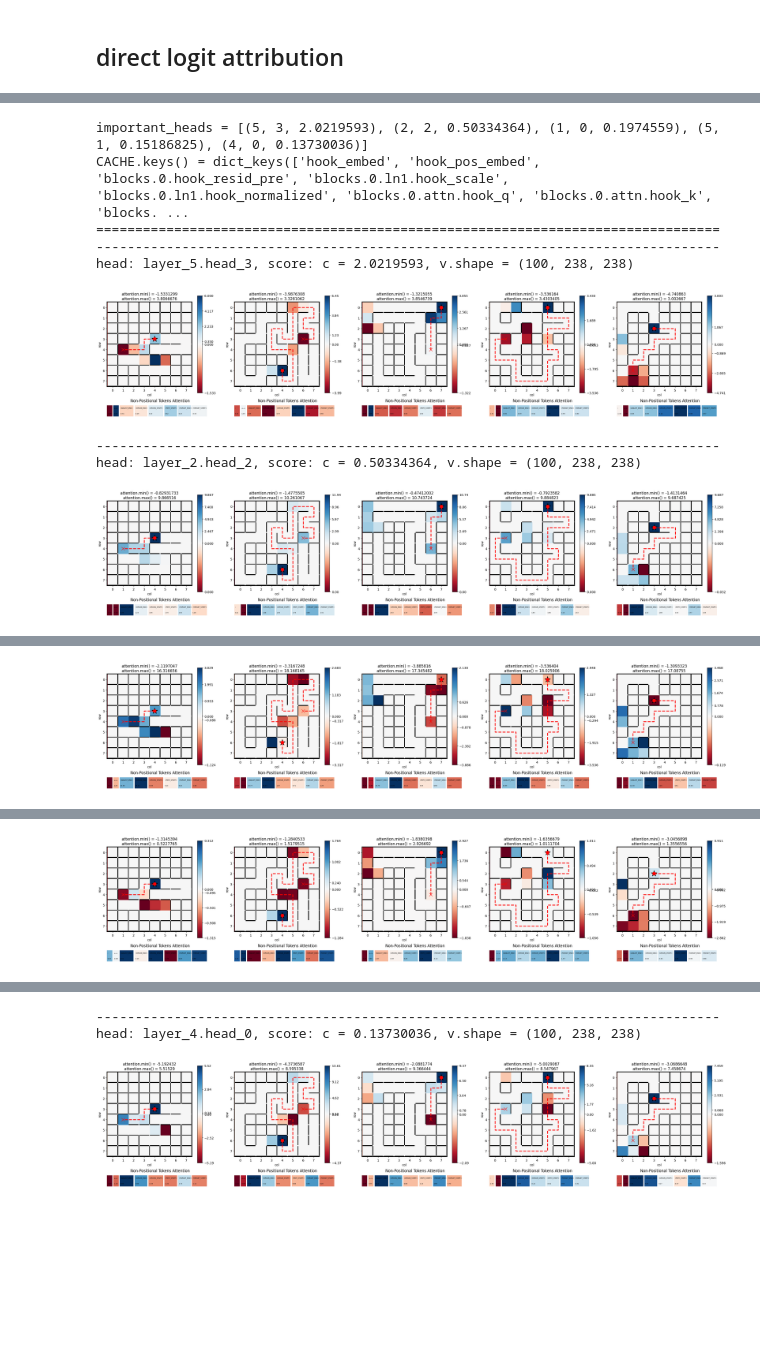
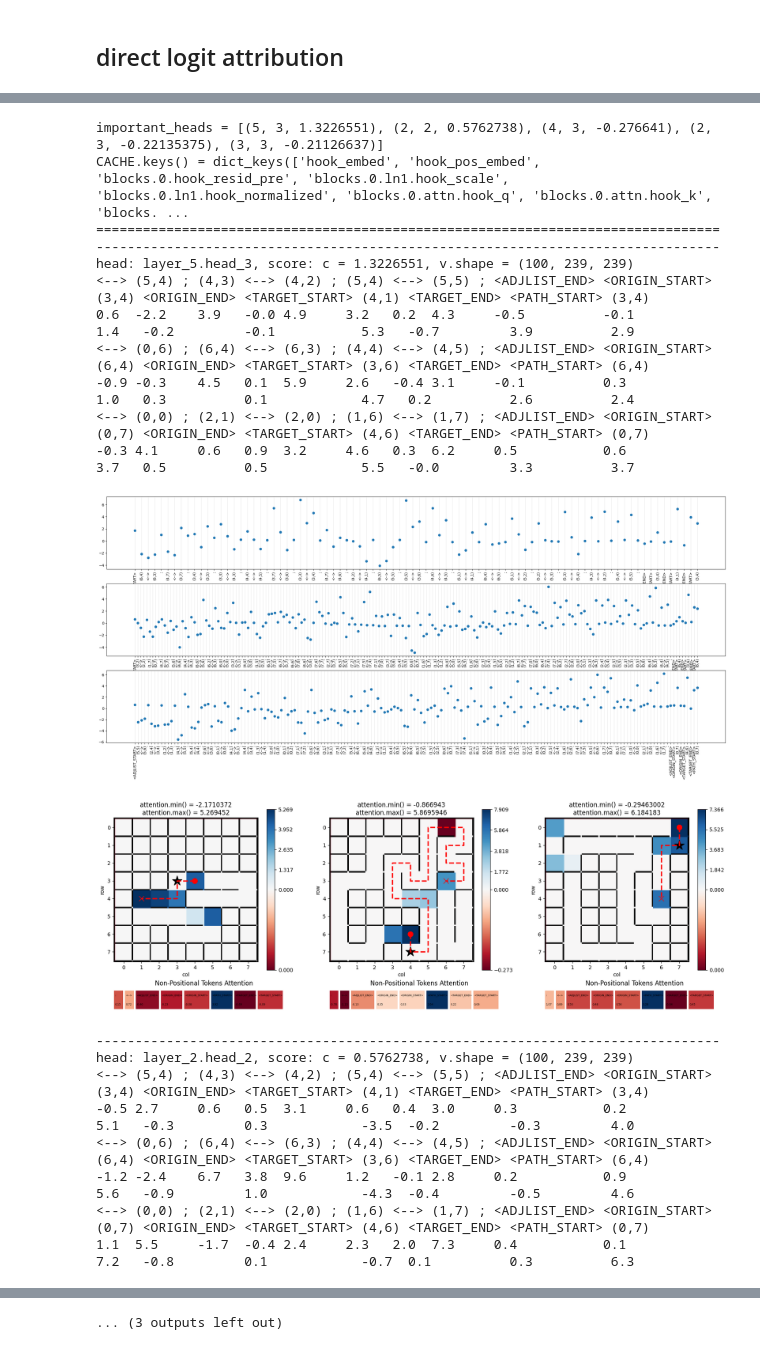
Before and after one commit to understanding-search/maze-transformer, a Jupyter notebook: notebooks/direct_logit_attribution.ipynb, the cells around one changed output, grey strips where cells are left out. Saved outputs shown, nothing was run; the diff lists cells and outputs as text; code cells hidden in the pictures; blank space fills up the shorter version.

```diff
--- a/notebooks/direct_logit_attribution.ipynb
+++ b/notebooks/direct_logit_attribution.ipynb
@@ -76,7 +76,7 @@ DATASET_CFG_SOURCE: MazeDatasetConfig|None = None
 # number of examples to run experiments on
 N_EXAMPLES: int = 100
 # task to perform
-LOGIT_ATTRIBUTION_TASK_NAME: str = "origin_after_path_start"
+LOGIT_ATTRIBUTION_TASK_NAME: str = "first_path_choice"
 # if you have a custom task, set it here -- otherwise we will attempt to load one of the known tasks
 LOGIT_ATTRIBUTION_TASK: DLAProtocolFixed|None = None
 if LOGIT_ATTRIBUTION_TASK is None:
@@ -296,40 +297,52 @@ important_heads: list[tuple[int, int, float]] = sorted(
     key=lambda x: abs(x[2]),
     reverse=True,
 )[:top_heads]
 print(f"{important_heads = }")
 
 # plot the attention heads
 print(f"{CACHE.keys() = }")
 important_heads_scores = {
     f"layer_{i}.head_{j}": (
         c,
         CACHE[f'blocks.{i}.attn.hook_attn_scores'][:, j, :, :].numpy(),
     )
     for i, j, c in important_heads
 }
 
 print("="*80)
 
-plot_attention_final_token(
+attn_final_tok_output = plot_attention_final_token(
     important_heads_scores=important_heads_scores,
     prompts=DATASET_PROMPTS,
     targets=DATASET_TARGETS,
     mazes=DATASET,
     tokenizer=TOKENIZER,
-    n_mazes=5,
+    n_mazes=3,
     last_n_tokens=20,
     exponentiate_scores=False,
-    show_colored_tokens=False,
-    show_scores_plot=False,
+    plot_colored_tokens=True,
+    plot_scores=True,
     maze_colormap_center=0.0,
 )
 # %% [output]
-important_heads = [(5, 3, 2.0219593), (2, 2, 0.50334364), (1, 0, 0.1974559), (5, 1, 0.15186825), (4, 0, 0.13730036)]
+important_heads = [(5, 3, 1.3226551), (2, 2, 0.5762738), (4, 3, -0.276641), (2, 3, -0.22135375), (3, 3, -0.21126637)]
 CACHE.keys() = dict_keys(['hook_embed', 'hook_pos_embed', 'blocks.0.hook_resid_pre', 'blocks.0.ln1.hook_scale', 'blocks.0.ln1.hook_normalized', 'blocks.0.attn.hook_q', 'blocks.0.attn.hook_k', 'blocks. ...
 ================================================================================
 --------------------------------------------------------------------------------
-head: layer_5.head_3, score: c = 2.0219593, v.shape = (100, 238, 238)
+head: layer_5.head_3, score: c = 1.3226551, v.shape = (100, 239, 239)
+<--> (5,4) ; (4,3) <--> (4,2) ; (5,4) <--> (5,5) ; <ADJLIST_END> <ORIGIN_START> (3,4) <ORIGIN_END> <TARGET_START> (4,1) <TARGET_END> <PATH_START> (3,4)
+0.6  -2.2    3.9   -0.0 4.9     3.2   0.2  4.3     -0.5          -0.1           1.4   -0.2         -0.1           5.3   -0.7         3.9          2.9
+<--> (0,6) ; (6,4) <--> (6,3) ; (4,4) <--> (4,5) ; <ADJLIST_END> <ORIGIN_START> (6,4) <ORIGIN_END> <TARGET_START> (3,6) <TARGET_END> <PATH_START> (6,4)
+-0.9 -0.3    4.5   0.1  5.9     2.6   -0.4 3.1     -0.1          0.3            1.0   0.3          0.1            4.7   0.2          2.6          2.4
+<--> (0,0) ; (2,1) <--> (2,0) ; (1,6) <--> (1,7) ; <ADJLIST_END> <ORIGIN_START> (0,7) <ORIGIN_END> <TARGET_START> (4,6) <TARGET_END> <PATH_START> (0,7)
+-0.3 4.1     0.6   0.9  3.2     4.6   0.3  6.2     0.5           0.6            3.7   0.5          0.5            5.5   -0.0         3.3          3.7
-[figure, old version]
+[figure, new version]
+[figure, new version]
 --------------------------------------------------------------------------------
-head: layer_2.head_2, score: c = 0.50334364, v.shape = (100, 238, 238)
+head: layer_2.head_2, score: c = 0.5762738, v.shape = (100, 239, 239)
+<--> (5,4) ; (4,3) <--> (4,2) ; (5,4) <--> (5,5) ; <ADJLIST_END> <ORIGIN_START> (3,4) <ORIGIN_END> <TARGET_START> (4,1) <TARGET_END> <PATH_START> (3,4)
+-0.5 2.7     0.6   0.5  3.1     0.6   0.4  3.0     0.3           0.2            5.1   -0.3         0.3            -3.5  -0.2         -0.3         4.0
+<--> (0,6) ; (6,4) <--> (6,3) ; (4,4) <--> (4,5) ; <ADJLIST_END> <ORIGIN_START> (6,4) <ORIGIN_END> <TARGET_START> (3,6) <TARGET_END> <PATH_START> (6,4)
+-1.2 -2.4    6.7   3.8  9.6     1.2   -0.1 2.8     0.2           0.9            5.6   -0.9         1.0            -4.3  -0.4         -0.5         4.6
+<--> (0,0) ; (2,1) <--> (2,0) ; (1,6) <--> (1,7) ; <ADJLIST_END> <ORIGIN_START> (0,7) <ORIGIN_END> <TARGET_START> (4,6) <TARGET_END> <PATH_START> (0,7)
+1.1  5.5     -1.7  -0.4 2.4     2.3   2.0  7.3     0.4           0.1            7.2   -0.8         0.1            -0.7  0.1          0.3          6.3
-[figure, old version]
@@ -338 +358,0 @@ head: layer_1.head_0, score: c = 0.1974559, v.shape = (100, 238, 238)
-[figure, old version]
@@ -341 +368,0 @@ head: layer_5.head_1, score: c = 0.15186825, v.shape = (100, 238, 238)
-[figure, old version]
@@ -342,3 +371 @@ head: layer_5.head_1, score: c = 0.15186825, v.shape = (100, 238, 238)
---------------------------------------------------------------------------------
-head: layer_4.head_0, score: c = 0.13730036, v.shape = (100, 238, 238)
+... (3 outputs left out)
-[figure, old version]
```
Also changed, not shown: parts of 10 cells of this notebook, 4 other files.
